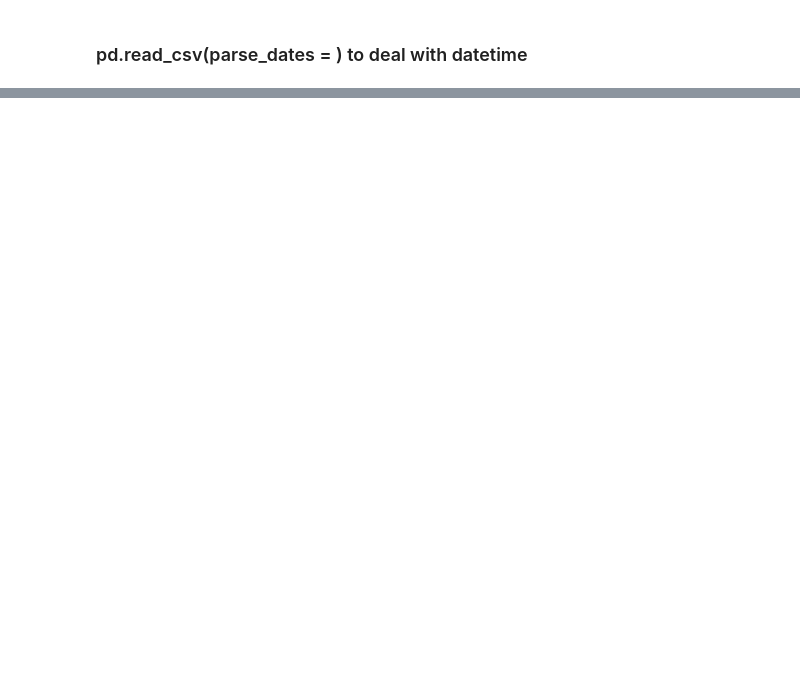
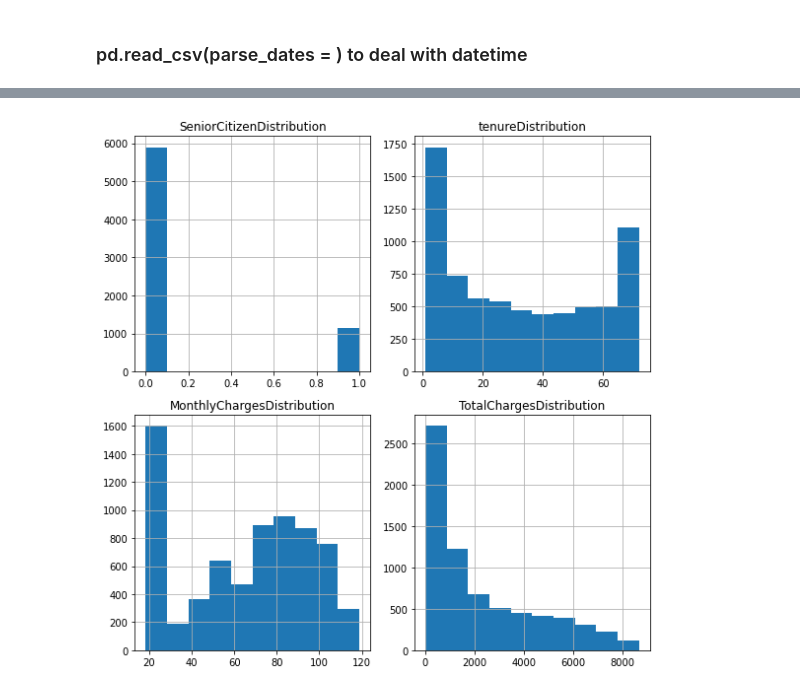
Before and after one commit to ShawnLiu119/Telco-Customer-Churn-Prediction, a Jupyter notebook: churn_pred.ipynb, the cells around one changed output, grey strips where cells are left out. Cells and saved outputs as stored; diff of their text form; code cells hidden in the pictures; blank space fills up the shorter version.

```diff
--- a/churn_pred.ipynb
+++ b/churn_pred.ipynb
@@ -22,0 +179,18 @@ import pandas as pd
+# %%
+#histogram for all numeric variables
+
+def draw_histogram(df, num_var, n_rows, n_cols):
+    fig = plt.figure(figsize=(8,8))
+    for i, var in enumerate(num_var):
+        ax = fig.add_subplot(n_rows, n_cols, i+1)    #the order of subplot starts with 1
+        df[var].hist(bins=10, ax=ax)  #ax --> the ax to plot the chart on
+        ax.set_title(var + 'Distribution')
+    fig.tight_layout()
+    plt.show()
+
+df_num = df.select_dtypes(include='number')
+num_col = df.select_dtypes(include='number').columns
+
+draw_histogram(df_num,num_col, 2,2)
+# %% [output]
+[figure, added]
```
Also changed, not shown: parts of 30 cells of this notebook.
